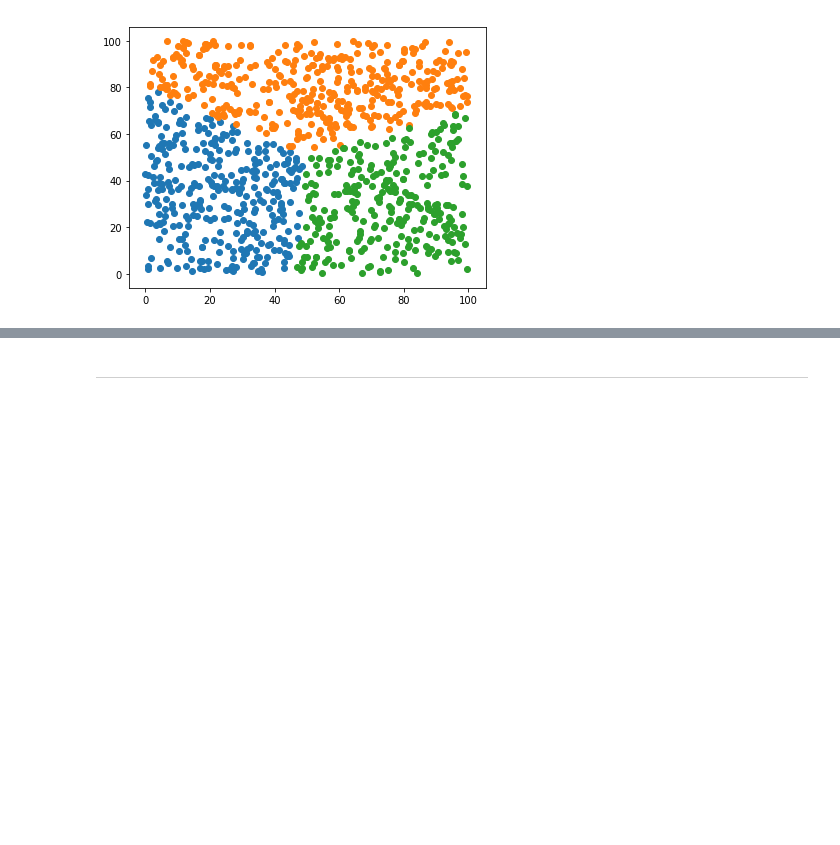
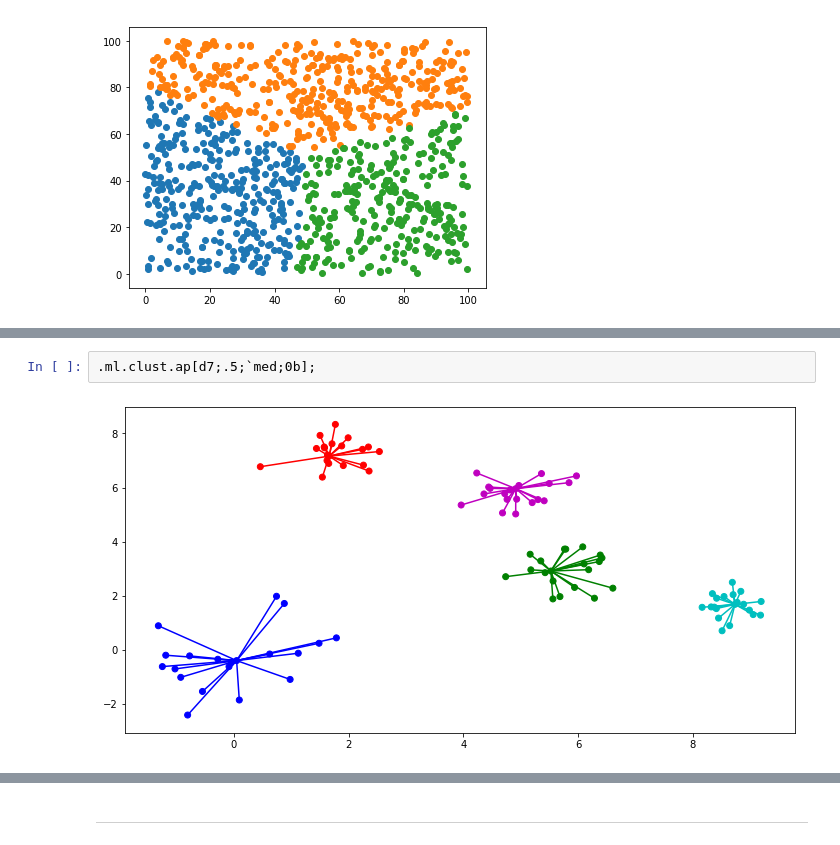
Before and after one commit to KxSystems/ml, a Jupyter notebook: clust/notebooks/clusteralgo.ipynb, the cells around one changed output, grey strips where cells are left out. Drawn from its saved outputs; the diff is of its cells as text; blank space fills up the shorter version.

```diff
--- a/clust/notebooks/clusteralgo.ipynb
+++ b/clust/notebooks/clusteralgo.ipynb
@@ -223,0 +246,4 @@ plt[`:show][];
+# %%
+.ml.clust.ap[d7;.5;`med;0b];
+# %% [output]
+[figure, added]
```
Also changed, not shown: parts of 5 cells of this notebook, 2 other files.
